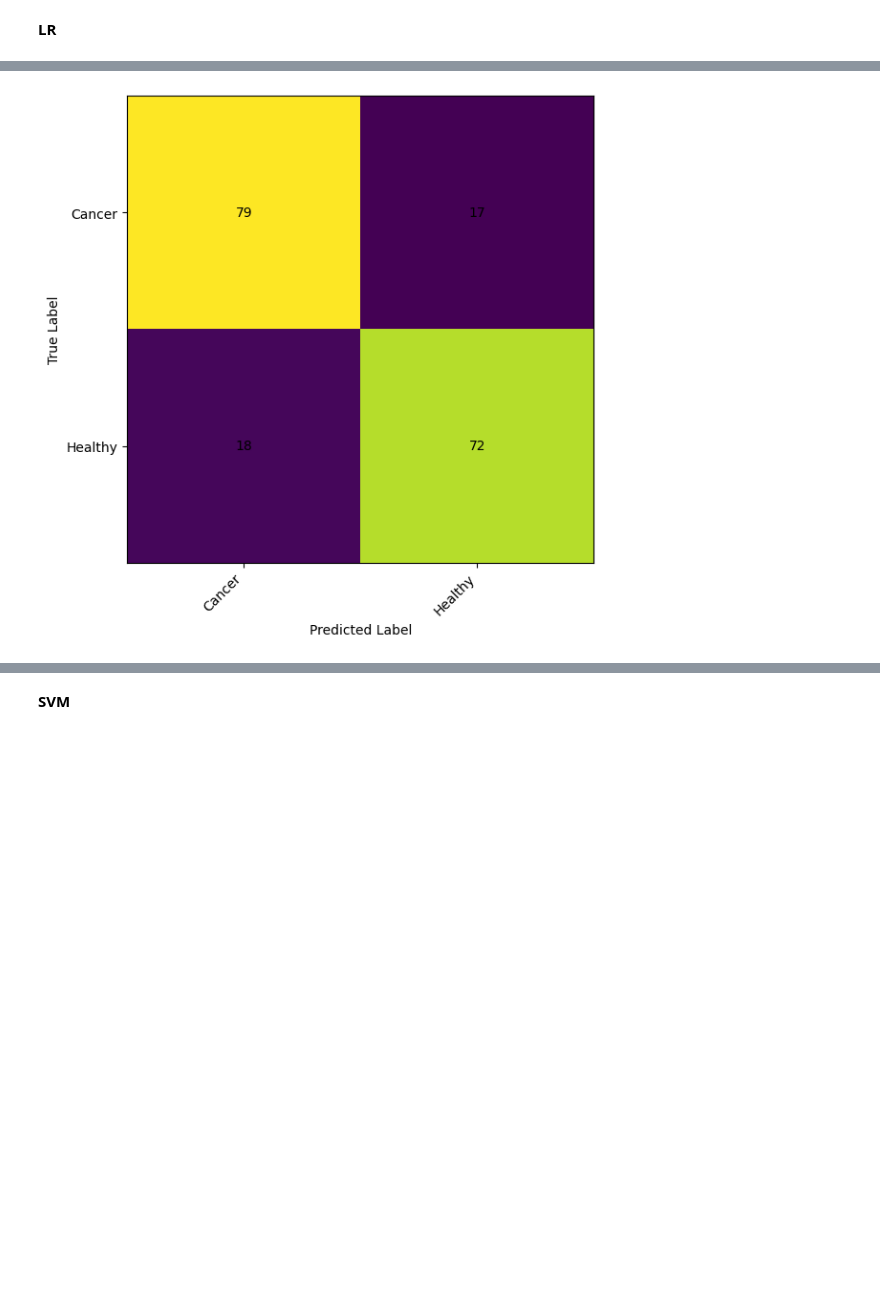
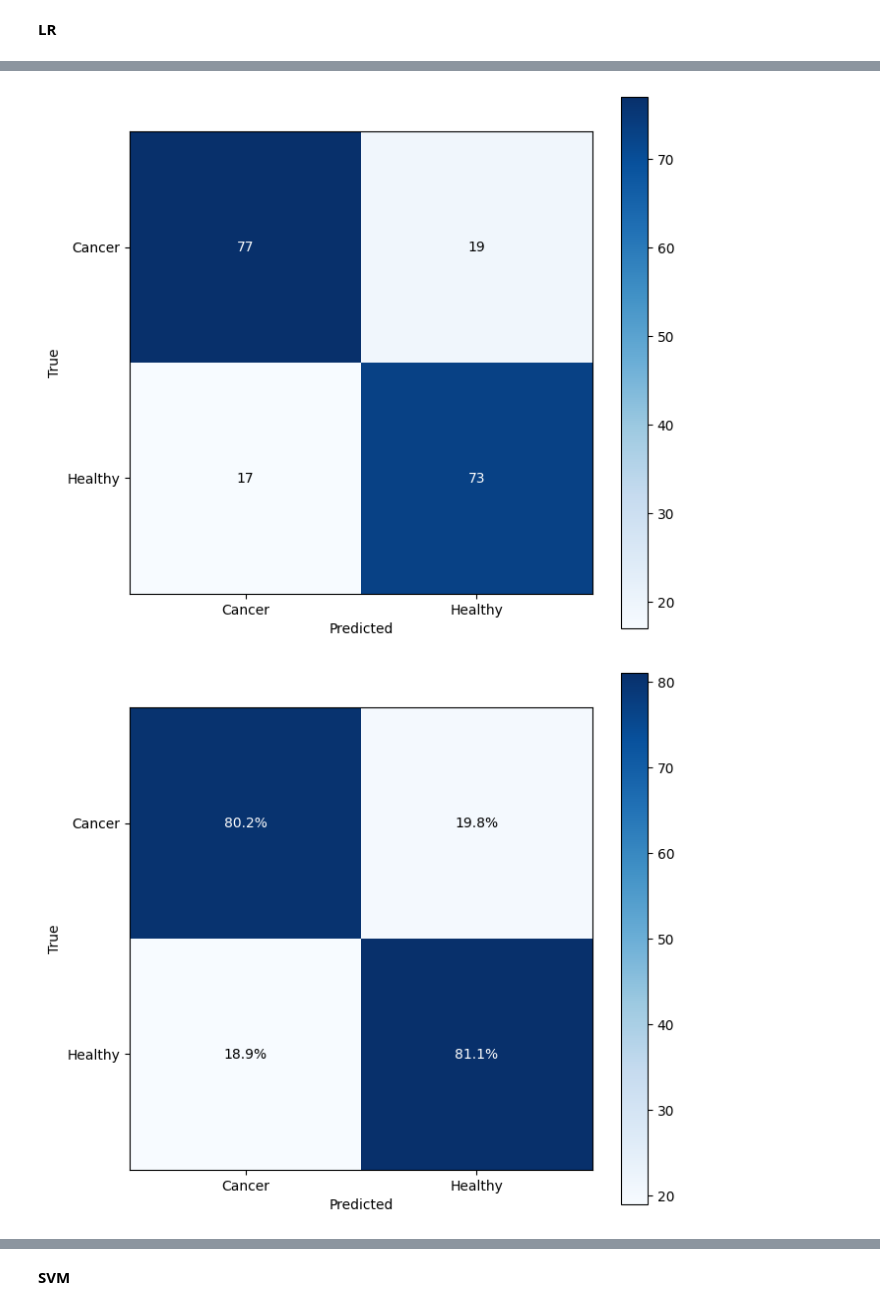
Before and after one commit to EITLabworks/IIVV-Evaluation, a Jupyter notebook: Results.ipynb, the cells around one changed output, grey strips where cells are left out. Cells and saved outputs as stored; diff of their text form; code cells hidden in the pictures; blank space fills up the shorter version.

```diff
--- a/Results.ipynb
+++ b/Results.ipynb
@@ -171,6 +179,7 @@ print(X_tmp.shape)
 # %%
 y_true = []
 y_score = []
+y_pred = []
 
 predict_durations = []
 pred_test_samples = 0
@@ -179,14 +188,24 @@ pred_test_samples = 0
 for train_idx, test_idx in cv.split(X_tmp, Y_labels, Case):
     X_train, X_test = X_tmp[train_idx], X_tmp[test_idx]
     y_train, y_test = Y_labels[train_idx], Y_labels[test_idx]
+
     m.fit(X_train, y_train)
+
     t0 = time.time()
     probs = m.predict_proba(X_test)
+    preds = np.argmax(probs, axis=1)
     t1 = time.time()
+
     pred_test_samples += len(test_idx)
     predict_durations.append((t1 - t0))
+
     y_true.extend(y_test)
     y_score.extend(probs)
+    y_pred.extend(preds)
 
 y_true = np.array(y_true)
 y_score = np.array(y_score)
+y_pred = np.array(y_pred)
+
+acc = accuracy_score(y_true, y_pred)
+print("CV Accuracy:", acc)
@@ -216,8 +251,8 @@ plot_cm(y_true, y_score, classes=["Cancer", "Healthy"])
 # %% [markdown]
 **LR**
 # %%
-Msel = "Med. adj."
-Fsel = "Top 5"
+Msel = "Adj. far"  # Adj. far | Skip1 far | Opp. medium
+Fsel = "Top 7"
 if parameter_type == "default":
     m = LogisticRegression()
 elif parameter_type == "tuned":
@@ -235,6 +270,7 @@ print(X_tmp.shape)
 # %%
 y_true = []
 y_score = []
+y_pred = []
 
 predict_durations = []
 pred_test_samples = 0
@@ -243,14 +279,24 @@ pred_test_samples = 0
 for train_idx, test_idx in cv.split(X_tmp, Y_labels, Case):
     X_train, X_test = X_tmp[train_idx], X_tmp[test_idx]
     y_train, y_test = Y_labels[train_idx], Y_labels[test_idx]
+
     m.fit(X_train, y_train)
+
     t0 = time.time()
     probs = m.predict_proba(X_test)
+    preds = np.argmax(probs, axis=1)
     t1 = time.time()
+
     pred_test_samples += len(test_idx)
     predict_durations.append((t1 - t0))
+
     y_true.extend(y_test)
     y_score.extend(probs)
+    y_pred.extend(preds)
 
 y_true = np.array(y_true)
 y_score = np.array(y_score)
+y_pred = np.array(y_pred)
+
+acc = accuracy_score(y_true, y_pred)
+print("CV Accuracy:", acc)
@@ -276,5 +324,19 @@ AUC = 0.8760416666666666
 # %%
-plot_cm(y_true, y_score, classes=["Cancer", "Healthy"])
+plot_confusion_matrix_custom(
+    y_true,
+    y_pred,
+    class_names=["Cancer", "Healthy"],
+    normalize=False,
+    path=f"{results_path}/ROC_{parameter_type}_{class_task}_LR_cm.pdf",
+)
+plot_confusion_matrix_custom(
+    y_true,
+    y_pred,
+    class_names=["Cancer", "Healthy"],
+    normalize=True,
+    path=f"{results_path}/ROC_{parameter_type}_{class_task}_LR_cmp.pdf",
+)
 # %% [output]
-[figure, old version]
+[figure, new version]
+[figure, added]
 # %% [markdown]
```
Also changed, not shown: parts of 45 cells of this notebook, 15 other files.
